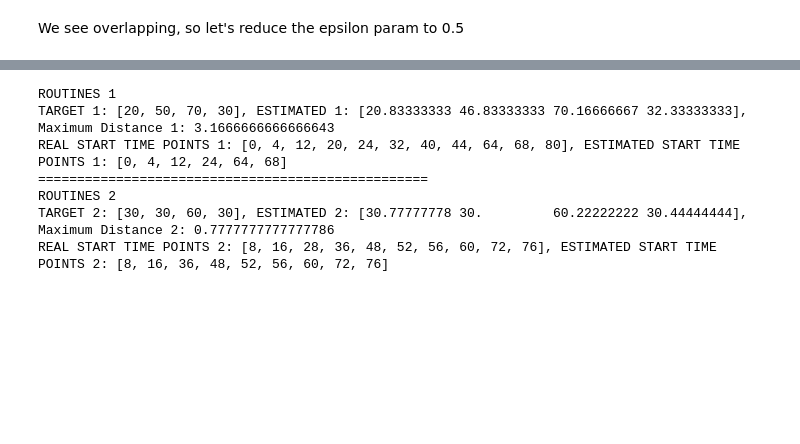
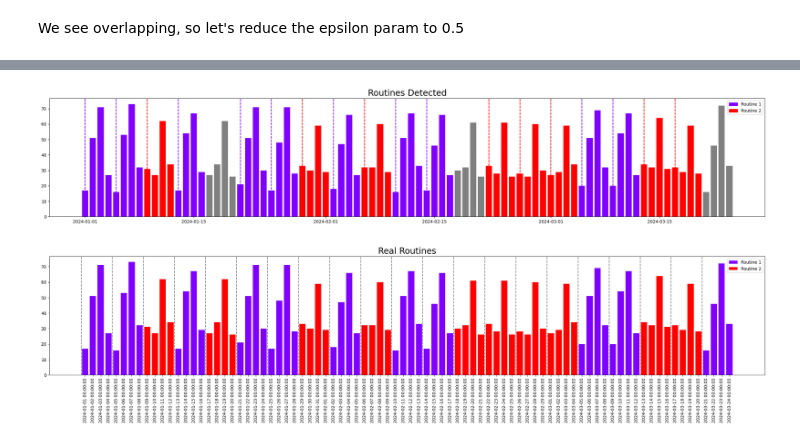
Before and after one commit to JavierGavina/Brute-Force-In-Routine-Detection, a Jupyter notebook: testing_routines.ipynb, the cells around one changed output, grey strips where cells are left out. Drawn from its saved outputs; the diff is of its cells as text; code cells hidden in the pictures; blank space fills up the shorter version.

```diff
--- a/testing_routines.ipynb
+++ b/testing_routines.ipynb
@@ -124,31 +143,13 @@ Date 2: [Timestamp('2024-01-09 00:00:00'), Timestamp('2024-01-17 00:00:00'), Tim
 
  --------------------------------------------------
-# %%
-estimated_target_1 = routines_detected[0]["Cent"]
-print("ROUTINES 1")
-print("TARGET 1: {}, ESTIMATED 1: {}, Maximum Distance 1: {}".format(
-    target_routine_1, estimated_target_1, np.max(np.abs(np.array(target_routine_1)-estimated_target_1)
-)))
-print("REAL START TIME POINTS 1: {}, ESTIMATED START TIME POINTS 1: {} ".format(
-    [x*4 for x in idx_routine1], routines_detected[0]["auxIndex"]
-))
-
-print("="*50)
-
-estimated_target_2 = routines_detected[1]["Cent"]
-print("ROUTINES 2")
-print("TARGET 2: {}, ESTIMATED 2: {}, Maximum Distance 2: {}".format(
-    target_routine_2, estimated_target_2, np.max(np.abs(np.array(target_routine_2)-estimated_target_2)
-)))
-
-print("REAL START TIME POINTS 2: {}, ESTIMATED START TIME POINTS 2: {} ".format(
-    [x*len(target_routine_2) for x in range(21) if x not in idx_routine1], routines_detected[1]["auxIndex"]
-))
-# %% [output]
-ROUTINES 1
-TARGET 1: [20, 50, 70, 30], ESTIMATED 1: [20.83333333 46.83333333 70.16666667 32.33333333], Maximum Distance 1: 3.1666666666666643
-REAL START TIME POINTS 1: [0, 4, 12, 20, 24, 32, 40, 44, 64, 68, 80], ESTIMATED START TIME POINTS 1: [0, 4, 12, 24, 64, 68]
-==================================================
-ROUTINES 2
-TARGET 2: [30, 30, 60, 30], ESTIMATED 2: [30.77777778 30.         60.22222222 30.44444444], Maximum Distance 2: 0.7777777777777786
-REAL START TIME POINTS 2: [8, 16, 28, 36, 48, 52, 56, 60, 72, 76], ESTIMATED START TIME POINTS 2: [8, 16, 36, 48, 52, 56, 60, 72, 76]
+# %%
+routine_detector.plot_results(
+    title="Routines Detected",
+    figsize=(30, 5),
+    title_fontsize=20
+)
+
+plot_groundtruth()
+# %% [output]
+[figure, added]
+[figure, added]
```
Also changed, not shown: parts of 5 cells of this notebook.
